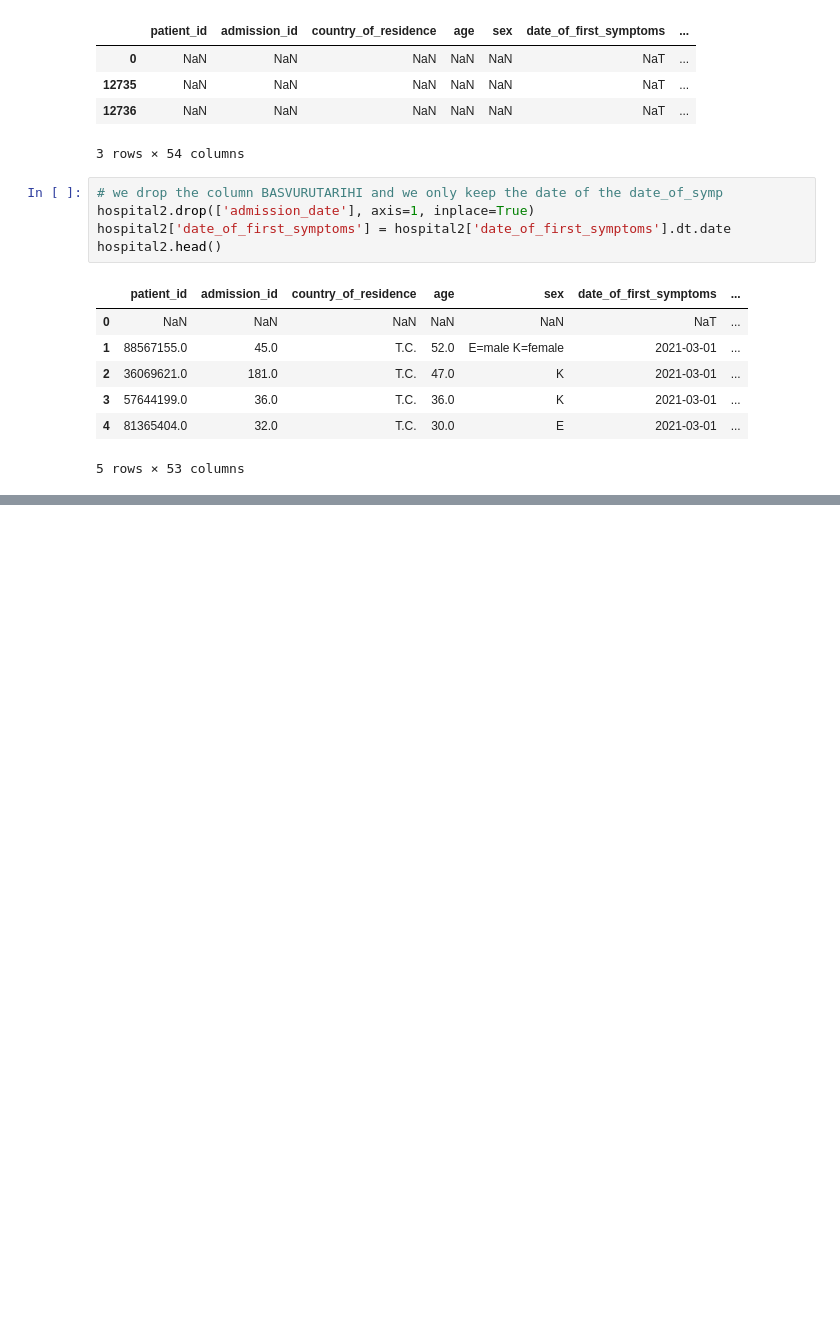
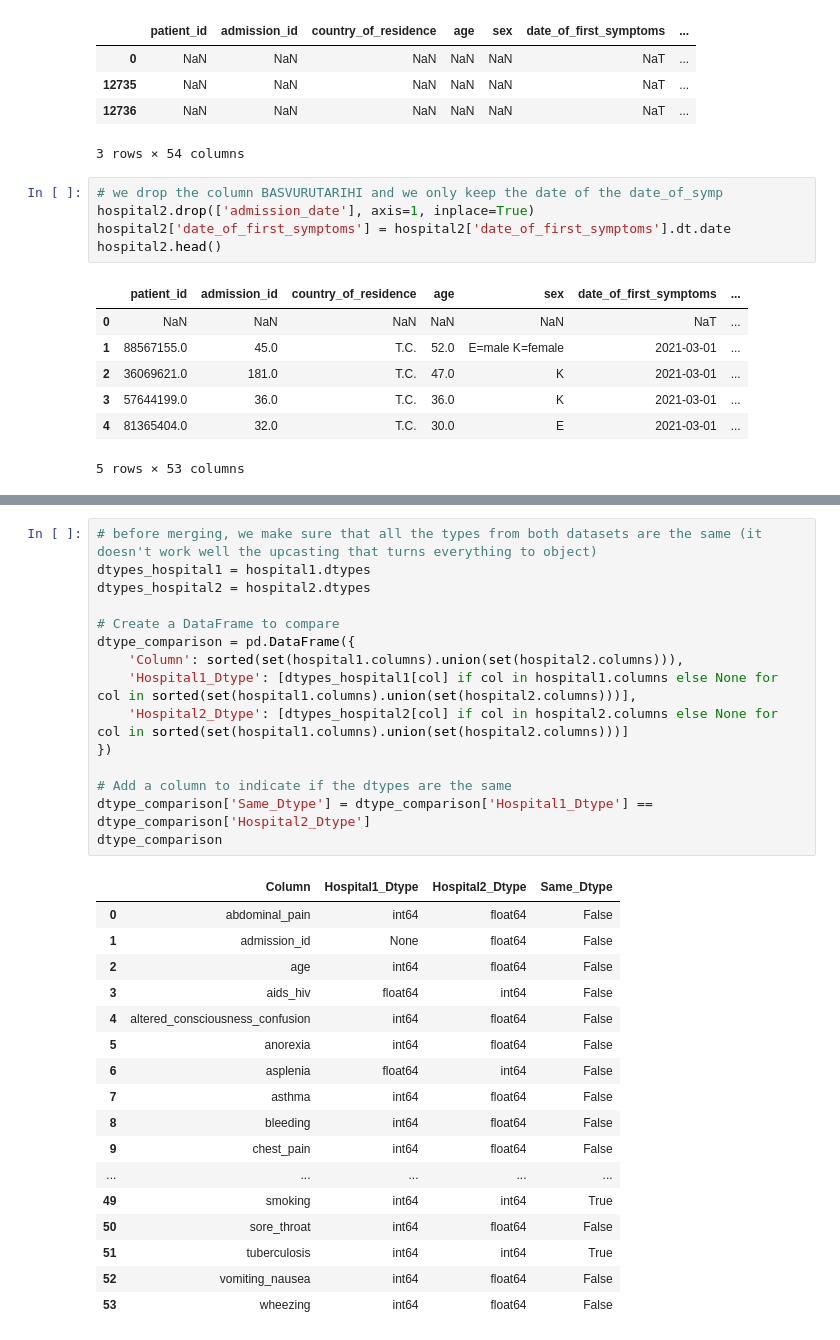
Before and after one commit to dasiemens-coder/data_processes_assignment_2_v2, a Jupyter notebook: assignment2_colums.ipynb, the cells around one changed output, grey strips where cells are left out. Cells and saved outputs as stored; diff of their text form; blank space fills up the shorter version.

```diff
--- a/assignment2_colums.ipynb
+++ b/assignment2_colums.ipynb
@@ -180,0 +155,33 @@ hospital2.rename(columns=rename_hospital2, inplace=True)
+# %%
+# before merging, we make sure that all the types from both datasets are the same (it doesn't work well the upcasting that turns everything to object)
+dtypes_hospital1 = hospital1.dtypes
+dtypes_hospital2 = hospital2.dtypes
+
+# Create a DataFrame to compare
+dtype_comparison = pd.DataFrame({
+    'Column': sorted(set(hospital1.columns).union(set(hospital2.columns))),
+    'Hospital1_Dtype': [dtypes_hospital1[col] if col in hospital1.columns else None for col in sorted(set(hospital1.columns).union(set(hospital2.columns)))],
+    'Hospital2_Dtype': [dtypes_hospital2[col] if col in hospital2.columns else None for col in sorted(set(hospital1.columns).union(set(hospital2.columns)))]
+})
+
+# Add a column to indicate if the dtypes are the same
+dtype_comparison['Same_Dtype'] = dtype_comparison['Hospital1_Dtype'] == dtype_comparison['Hospital2_Dtype']
+dtype_comparison
+# %% [output]
+|  | Column | Hospital1_Dtype | Hospital2_Dtype | Same_Dtype |
+| 0 | abdominal_pain | int64 | float64 | False |
+| 1 | admission_id | None | float64 | False |
+| 2 | age | int64 | float64 | False |
+| 3 | aids_hiv | float64 | int64 | False |
+| 4 | altered_consciousness_confusion | int64 | float64 | False |
+| 5 | anorexia | int64 | float64 | False |
+| 6 | asplenia | float64 | int64 | False |
+| 7 | asthma | int64 | float64 | False |
+| 8 | bleeding | int64 | float64 | False |
+| 9 | chest_pain | int64 | float64 | False |
+| ... | ... | ... | ... | ... |
+| 49 | smoking | int64 | int64 | True |
+| 50 | sore_throat | int64 | float64 | False |
+| 51 | tuberculosis | int64 | int64 | True |
+| 52 | vomiting_nausea | int64 | float64 | False |
+| 53 | wheezing | int64 | float64 | False |
```
Also changed, not shown: parts of 8 cells of this notebook.
